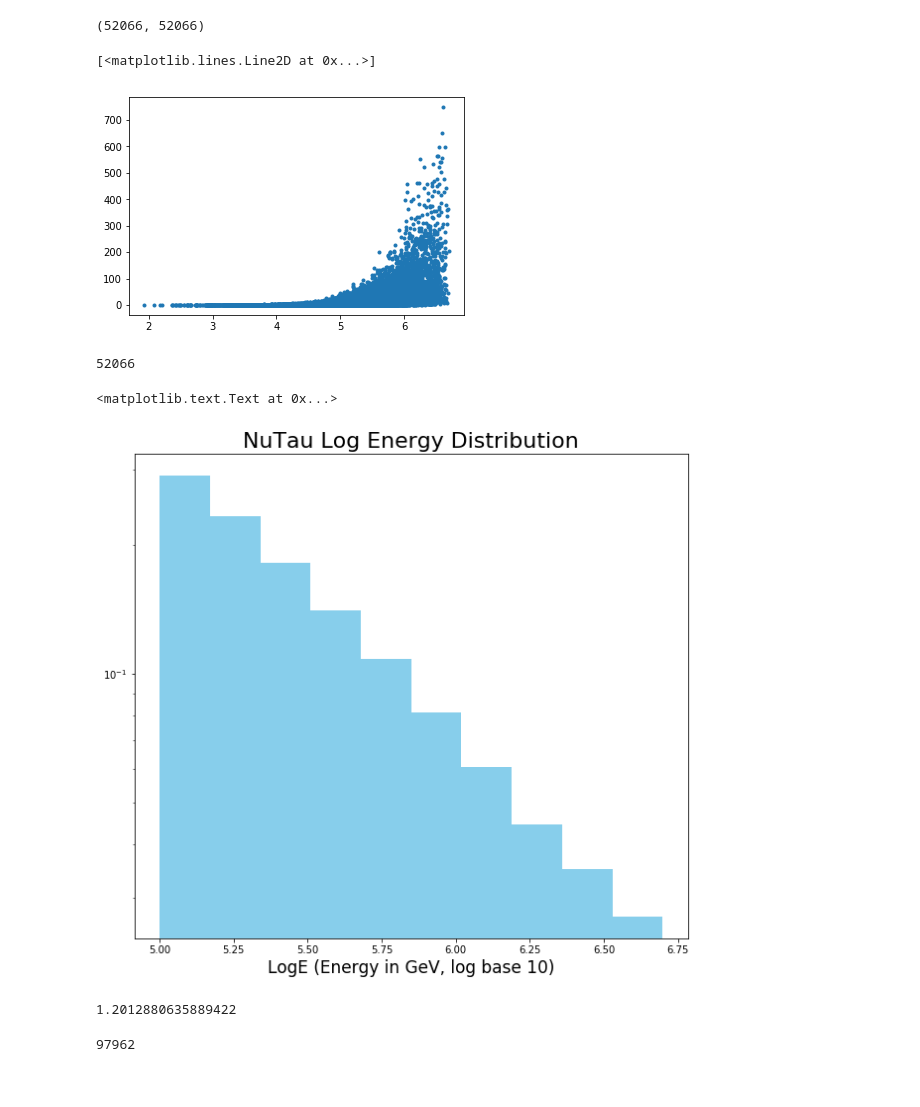
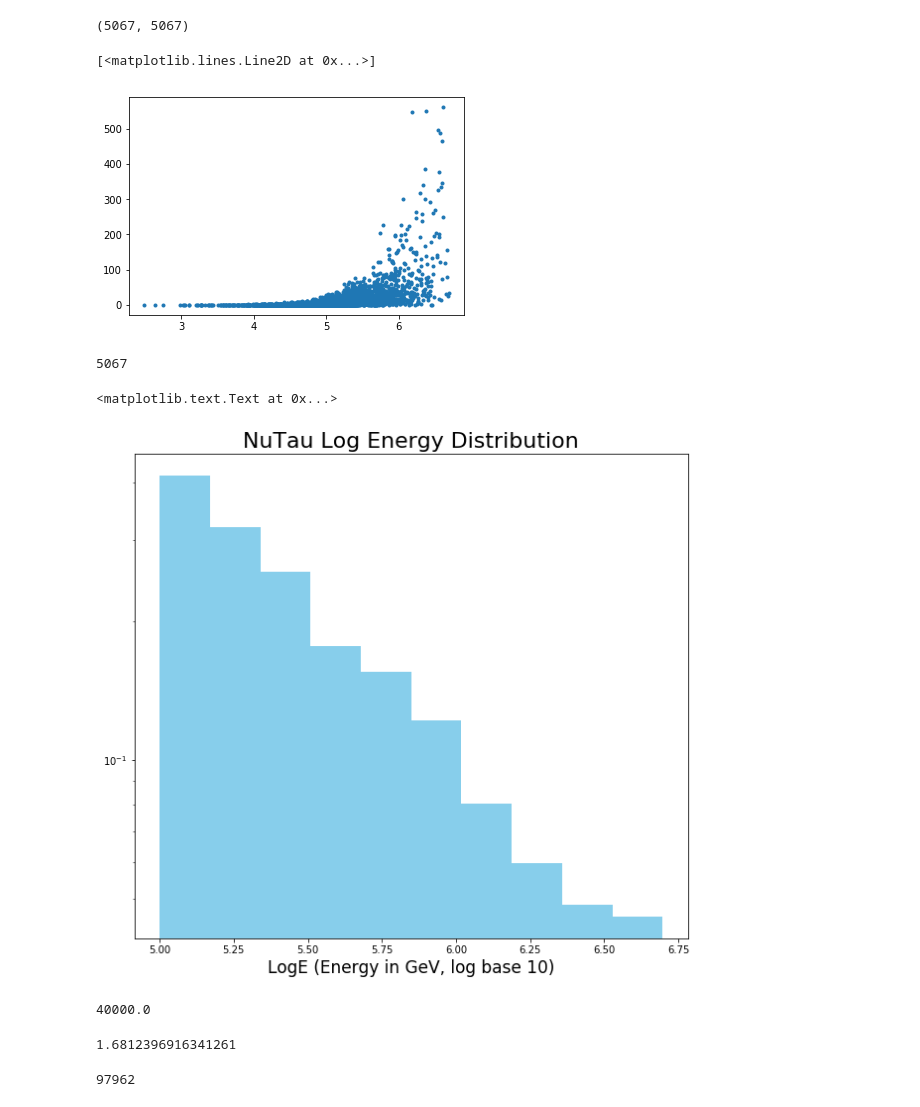
Before and after one commit to ka-til/P-ONE_NuTau, a Jupyter notebook: Analysis/ExpectedEventsInAYear.ipynb, the cells around one changed output. Cells and saved outputs as stored; diff of their text form; code cells hidden in the pictures.

```diff
--- a/Analysis/ExpectedEventsInAYear.ipynb
+++ b/Analysis/ExpectedEventsInAYear.ipynb
@@ -22,7 +22,7 @@ def simpleWeight(oneWeight, flux):
 infileList = []
 f = 0
 for i in range(0, 2000):
-    infile = dataio.I3File('/data/p-one/akatil/step_1_medium_water/tauDecay_5.0_6.7_PONE_Phase1_'+str(i)+'.i3.gz')
+    infile = dataio.I3File('/data/p-one/akatil/step_1_medium_water/step_1_'+str(i)+'_PONE_Phase1_NuTau_NuE.i3.gz')
     infileList.append(infile)
 
 sim_weight = ([])
@@ -90,31 +90,36 @@ for infile in infileList:
 # %%
 print(len(sim_weight), len(energy))
 # %% [output]
-(52066, 52066)
+(5067, 5067)
 # %%
 logE = np.log10(tau_energy)
 plt.plot(logE, length, '.')
 # %% [output]
 [<matplotlib.lines.Line2D at 0x...>]
-[figure, old version]
+[figure, new version]
 # %%
-liveTime = 365*24*60*60
-event_weight = sim_weight*liveTime/(len(infileList)*weightDict['NEvents'])
+liveTime = 365.25*24*60*60
+NEvents = len(infileList)*weightDict['NEvents']
+event_weight = sim_weight*liveTime/(NEvents/2)
 logE = np.log10(energy)
 print(len(logE))
 plt.figure(figsize=(10,9))
 num, bins,_ = plt.hist(logE, log = True, weights=event_weight, color='skyblue')
 #num1,bins1,_ = plt.hist(logE, histtype='step',log = True)
 plt.title("NuTau Log Energy Distribution", fontsize=22)
 plt.xlabel("LogE (Energy in GeV, log base 10)", fontsize=17)
 # %% [output]
-52066
+5067
 <matplotlib.text.Text at 0x...>
-[figure, old version]
+[figure, new version]
+# %%
+NEvents
+# %% [output]
+40000.0
 # %%
 sum(num)
 # %% [output]
-1.2012880635889422
+1.6812396916341261
 # %%
 liveTime = 365*24*60*60
 event_weight = sim_weight*liveTime/(len(infileList)*weightDict['NEvents'])
```
Also changed, not shown: parts of 1 cell of this notebook, 2 other files.
